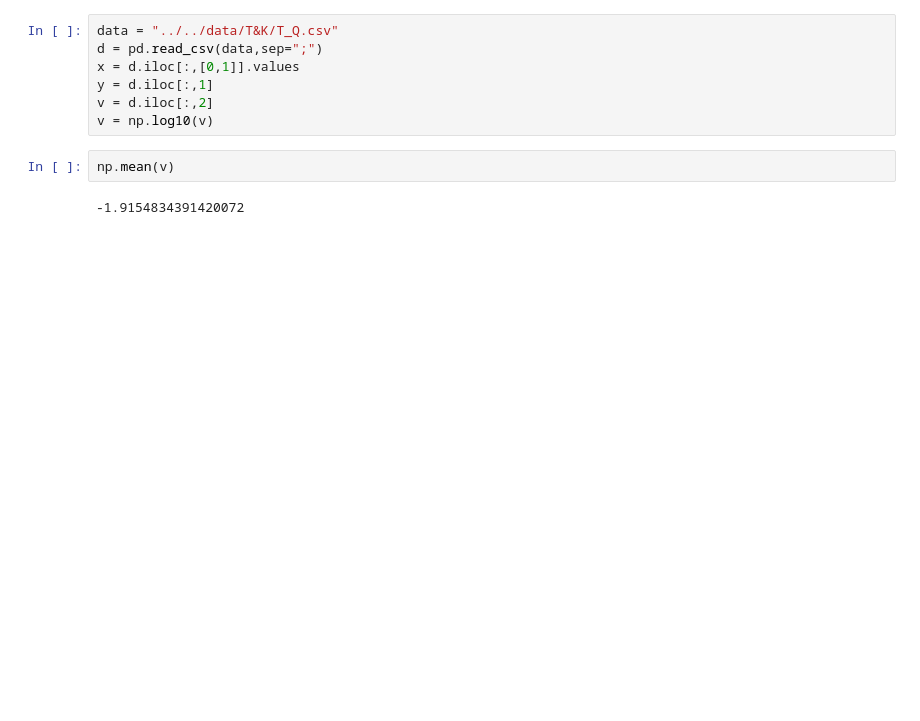
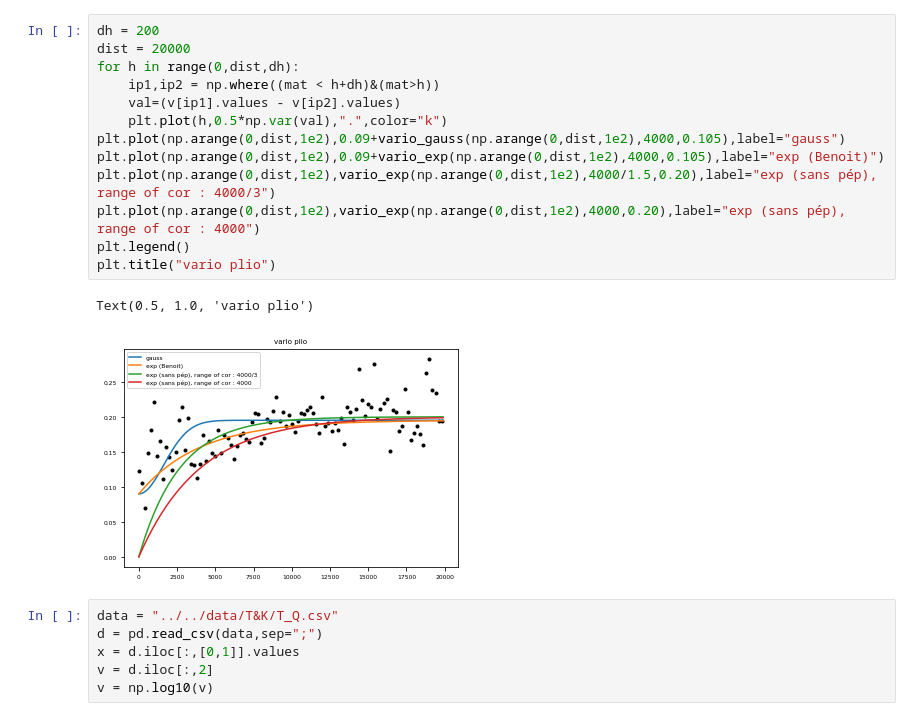
Before and after one commit to LudovicSchorpp/TM_Ludovic_Schorpp, a Jupyter notebook: codes_tests/traitement_data/T&K vario/vario.ipynb, the cells around one changed output. Drawn from its saved outputs; the diff is of its cells as text; blank space fills up the shorter version.

```diff
--- a/codes_tests/traitement_data/T&K vario/vario.ipynb
+++ b/codes_tests/traitement_data/T&K vario/vario.ipynb
@@ -11,11 +46,22 @@ import geostat as geo
+# %%
+dh = 200
+dist = 20000
+for h in range(0,dist,dh):
+    ip1,ip2 = np.where((mat < h+dh)&(mat>h))
+    val=(v[ip1].values - v[ip2].values)
+    plt.plot(h,0.5*np.var(val),".",color="k")
+plt.plot(np.arange(0,dist,1e2),0.09+vario_gauss(np.arange(0,dist,1e2),4000,0.105),label="gauss")
+plt.plot(np.arange(0,dist,1e2),0.09+vario_exp(np.arange(0,dist,1e2),4000,0.105),label="exp (Benoit)")
+plt.plot(np.arange(0,dist,1e2),vario_exp(np.arange(0,dist,1e2),4000/1.5,0.20),label="exp (sans pép), range of cor : 4000/3")
+plt.plot(np.arange(0,dist,1e2),vario_exp(np.arange(0,dist,1e2),4000,0.20),label="exp (sans pép), range of cor : 4000")
+plt.legend()
+plt.title("vario plio")
+# %% [output]
+Text(0.5, 1.0, 'vario plio')
+[figure, added]
 # %%
 data = "../../data/T&K/T_Q.csv"
 d = pd.read_csv(data,sep=";")
 x = d.iloc[:,[0,1]].values
-y = d.iloc[:,1]
 v = d.iloc[:,2]
 v = np.log10(v)
-# %%
-np.mean(v)
-# %% [output]
--1.9154834391420072
```
Also changed, not shown: parts of 11 cells of this notebook, 1 other file.
